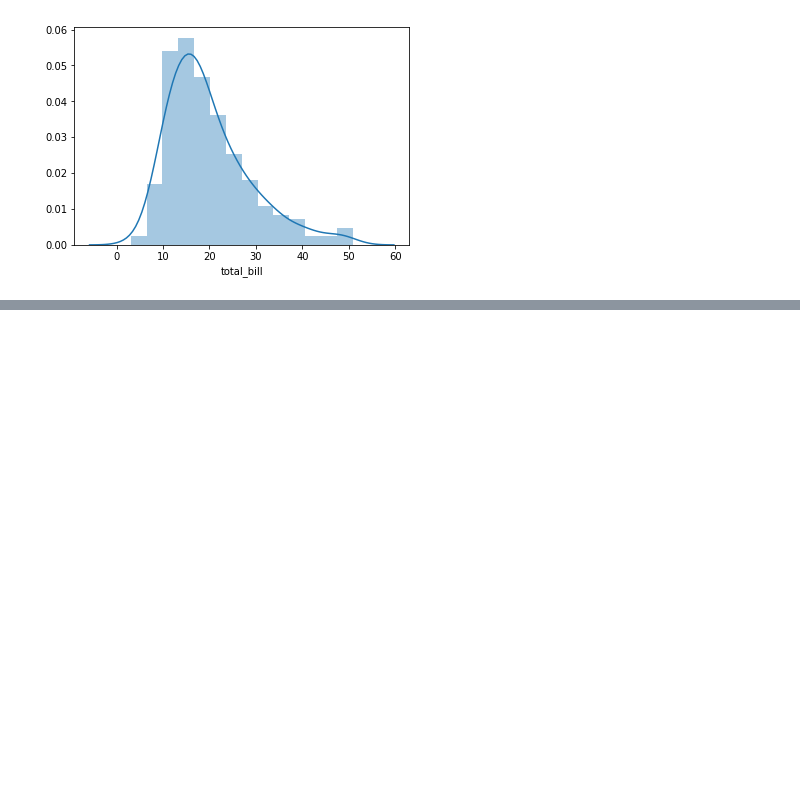
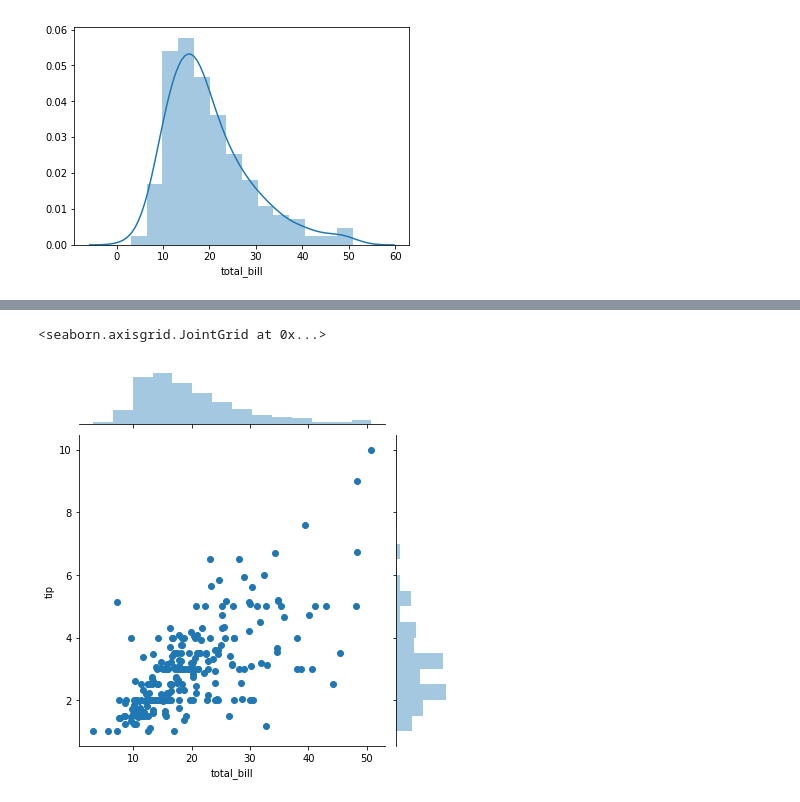
Before and after one commit to samarthchadda/pypi, a Jupyter notebook: machine learning udemy/Seaborn.ipynb, the cells around one changed output, grey strips where cells are left out. Drawn from its saved outputs; the diff is of its cells as text; code cells hidden in the pictures; blank space fills up the shorter version.

```diff
--- a/machine learning udemy/Seaborn.ipynb
+++ b/machine learning udemy/Seaborn.ipynb
@@ -42,0 +57,6 @@ sns.distplot(df['total_bill'])   #this plot allows us show distribution of univa
+# %%
+#jointplot matches 2 distplots for bivariate data
+sns.jointplot(x='total_bill',y='tip',data=df)
+# %% [output]
+<seaborn.axisgrid.JointGrid at 0x...>
+[figure, added]
```
Also changed, not shown: parts of 13 cells of this notebook, 34 other files.
